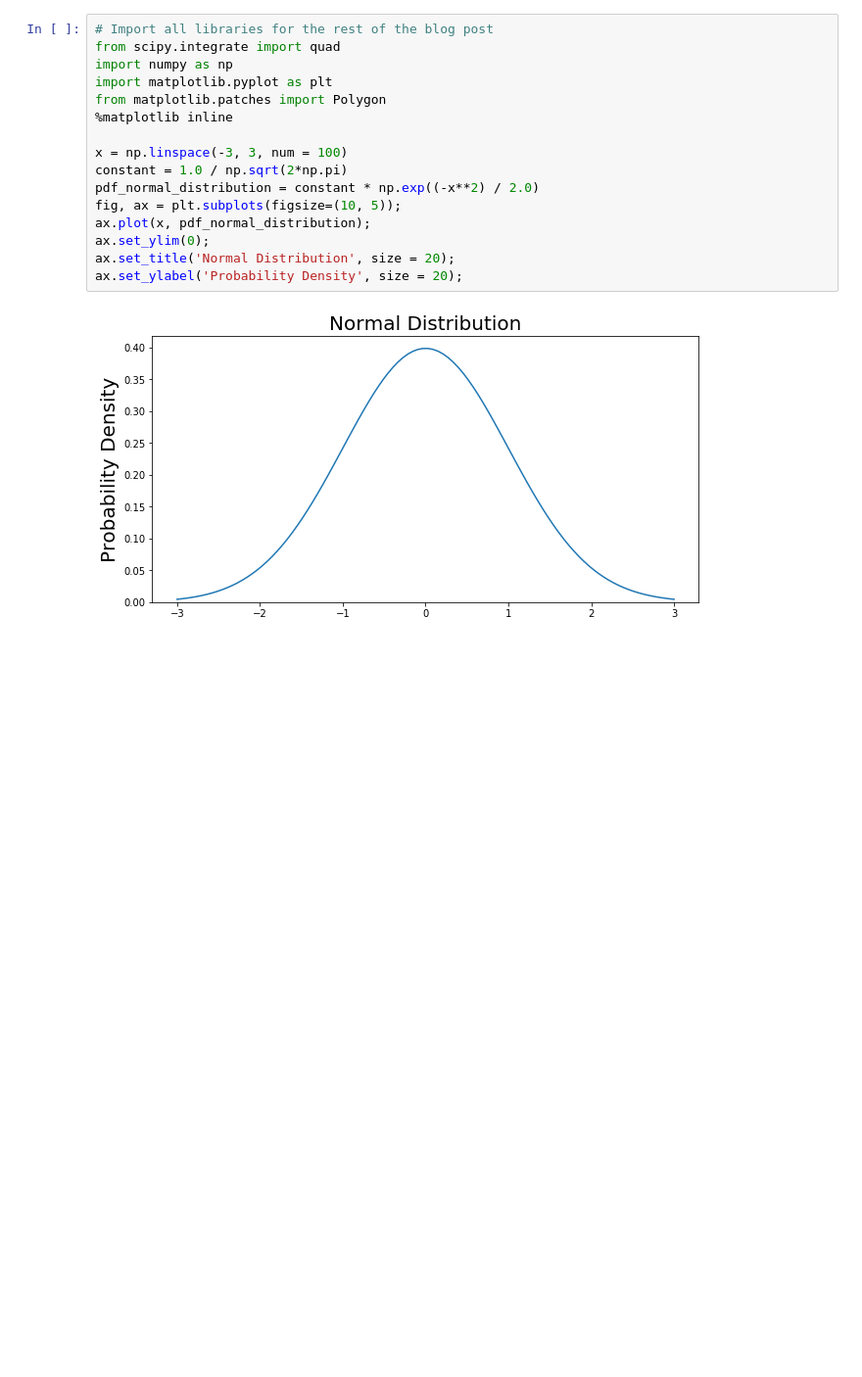
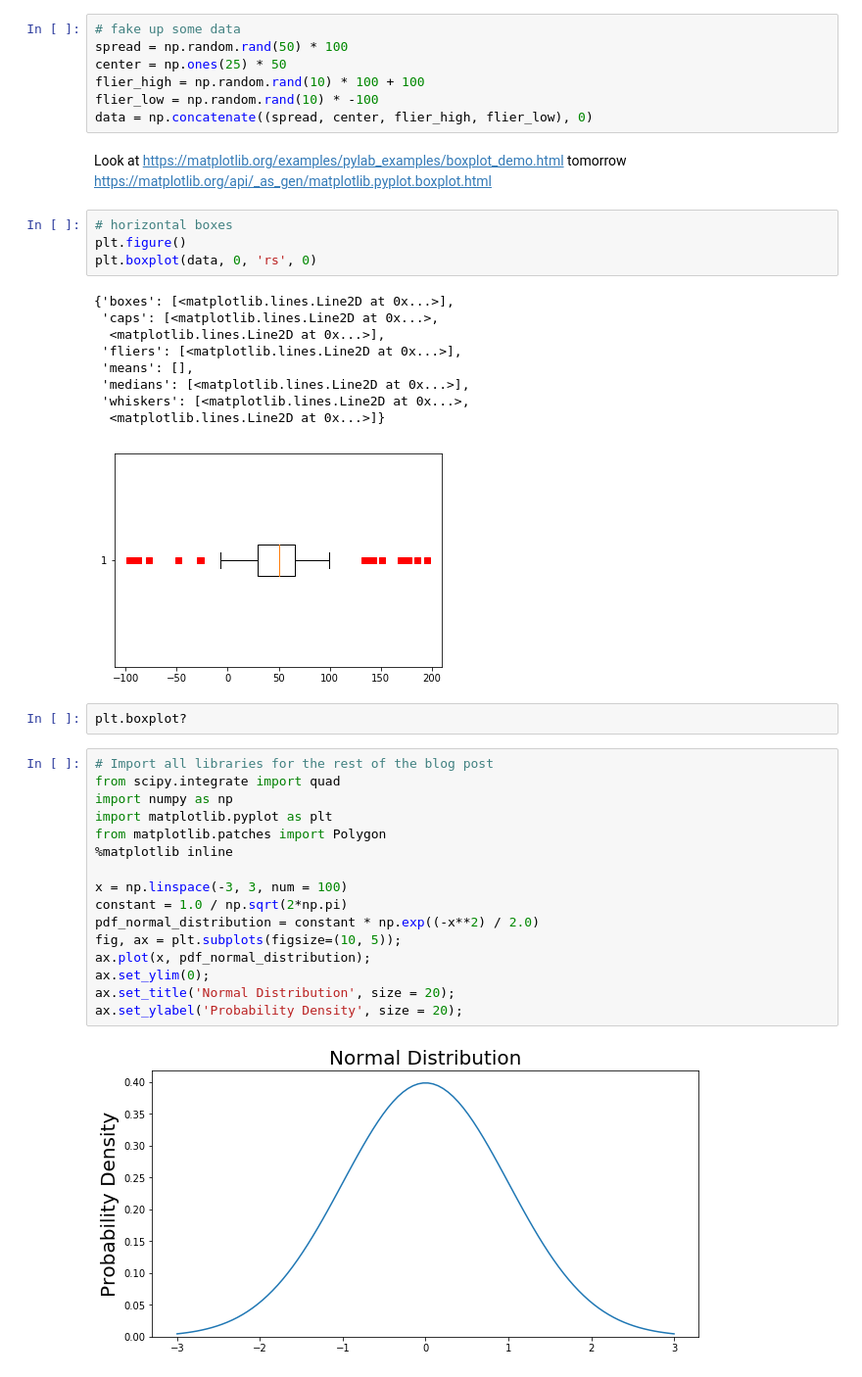
Before and after one commit to mGalarnyk/Python_Tutorials, a Jupyter notebook: Statistics/box_plot.ipynb, the cells around one changed output. Shown at 98% size. Drawn from its saved outputs; the diff is of its cells as text; blank space fills up the shorter version.

Commit message:
Minor template for box plot tutorial

```diff
--- a/Statistics/box_plot.ipynb
+++ b/Statistics/box_plot.ipynb
@@ -1,3 +10,30 @@
+# %%
+# fake up some data
+spread = np.random.rand(50) * 100
+center = np.ones(25) * 50
+flier_high = np.random.rand(10) * 100 + 100
+flier_low = np.random.rand(10) * -100
+data = np.concatenate((spread, center, flier_high, flier_low), 0)
+# %% [markdown]
+Look at https://matplotlib.org/examples/pylab_examples/boxplot_demo.html tomorrow
+<br>
+https://matplotlib.org/api/_as_gen/matplotlib.pyplot.boxplot.html
+# %%
+# horizontal boxes
+plt.figure()
+plt.boxplot(data, 0, 'rs', 0)
+# %% [output]
+{'boxes': [<matplotlib.lines.Line2D at 0x...>],
+ 'caps': [<matplotlib.lines.Line2D at 0x...>,
+  <matplotlib.lines.Line2D at 0x...>],
+ 'fliers': [<matplotlib.lines.Line2D at 0x...>],
+ 'means': [],
+ 'medians': [<matplotlib.lines.Line2D at 0x...>],
+ 'whiskers': [<matplotlib.lines.Line2D at 0x...>,
+  <matplotlib.lines.Line2D at 0x...>]}
+[figure, added]
+# %%
+plt.boxplot?
 # %%
 # Import all libraries for the rest of the blog post
 from scipy.integrate import quad
```
Also changed, not shown: parts of 2 cells of this notebook.
